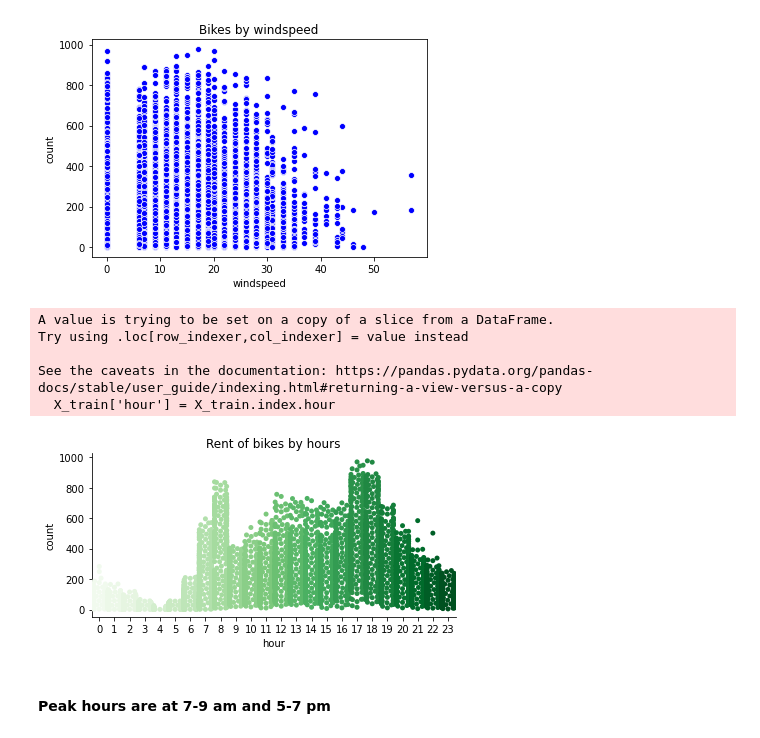
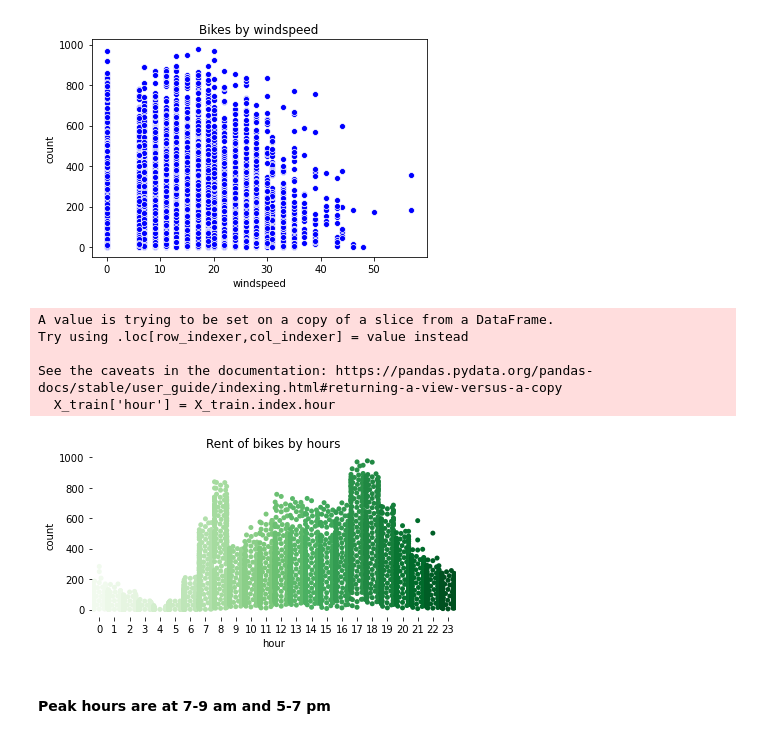
Before and after one commit to madinamarat/machine_learning_projects, a Jupyter notebook: 03_bikes/bicycles_data_analysis.ipynb, the cells around one changed output. Cells and saved outputs as stored; diff of their text form; code cells hidden in the pictures.

```diff
--- a/03_bikes/bicycles_data_analysis.ipynb
+++ b/03_bikes/bicycles_data_analysis.ipynb
@@ -120,15 +120,18 @@ Text(0.5, 1.0, 'Bikes by windspeed')
 # %%
 X_train['hour'] = X_train.index.hour
 sns.catplot(x='hour', y="count", kind='swarm', data=X_train, palette="Greens", height=3, aspect=2)
 plt.title('Rent of bikes by hours')
+# get rid of the frame
+for spine in plt.gca().spines.values():
+    spine.set_visible(False)
 plt.savefig('./data/rent_by_hours.png', dpi=80, bbox_inches='tight')
 # %% [output]
 A value is trying to be set on a copy of a slice from a DataFrame.
 Try using .loc[row_indexer,col_indexer] = value instead
 
 See the caveats in the documentation: https://pandas.pydata.org/pandas-docs/stable/user_guide/indexing.html#returning-a-view-versus-a-copy
   X_train['hour'] = X_train.index.hour
-[figure, old version]
+[figure, new version]
 # %% [markdown]
 #### Peak hours are at 7-9 am and 5-7 pm
 # %%
```
Also changed, not shown: 2 other files.
